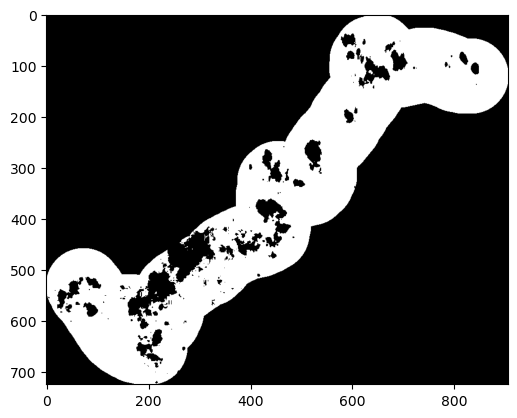
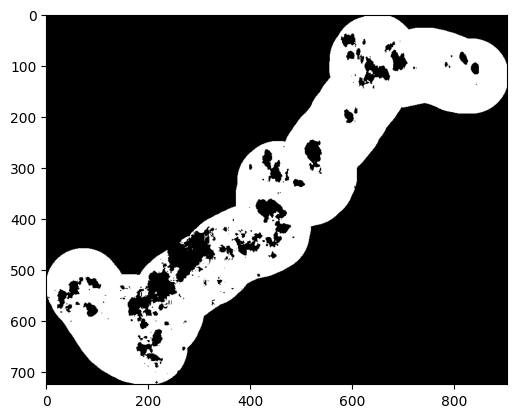
Code edit (unified diff) that turned the first committed figure into the second:
--- before
+++ after
@@ -1,5 +1,14 @@
 from skimage.feature import canny
 
-from skimage.filters import try_all_threshold, threshold_multiotsu, threshold_isodata, threshold_mean, threshold_otsu, threshold_yen, threshold_sauvola, threshold_niblack
+from skimage.filters import (
+    try_all_threshold,
+    threshold_multiotsu,
+    threshold_isodata,
+    threshold_mean,
+    threshold_otsu,
+    threshold_yen,
+    threshold_sauvola,
+    threshold_niblack,
+)
 
 
@@ -7,8 +16,8 @@
 
 bb_ex = get_mask_bounding_box(test_mask)
-roi_img = img[bb_ex[0]:bb_ex[1], bb_ex[2]:bb_ex[3]]
-roi_mask = test_mask[bb_ex[0]:bb_ex[1], bb_ex[2]:bb_ex[3]].astype(bool)
+roi_img = img[bb_ex[0] : bb_ex[1], bb_ex[2] : bb_ex[3]]
+roi_mask = test_mask[bb_ex[0] : bb_ex[1], bb_ex[2] : bb_ex[3]].astype(bool)
 
-roi_img = cv2.cvtColor(roi_img, cv2.COLOR_RGB2GRAY) / 255.
+roi_img = cv2.cvtColor(roi_img, cv2.COLOR_RGB2GRAY) / 255.0
 
 
@@ -22,5 +31,5 @@
 refined_mask = np.zeros_like(roi_mask)
 refined_mask[roi_mask] = v
-plt.imshow(refined_mask, cmap='gray')
+plt.imshow(refined_mask, cmap="gray")
 
 plt.show()

Commit: QoL changes